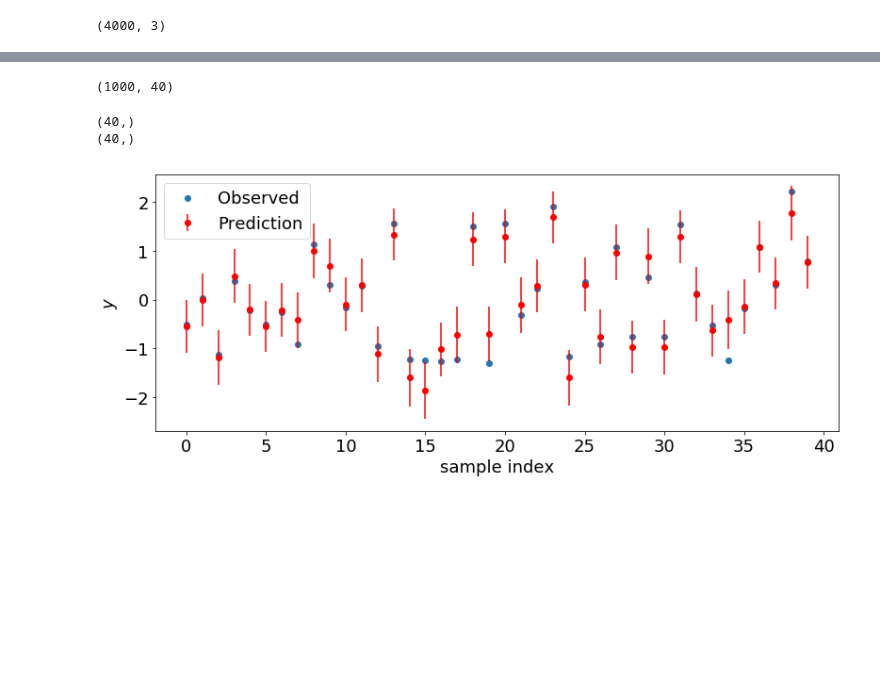
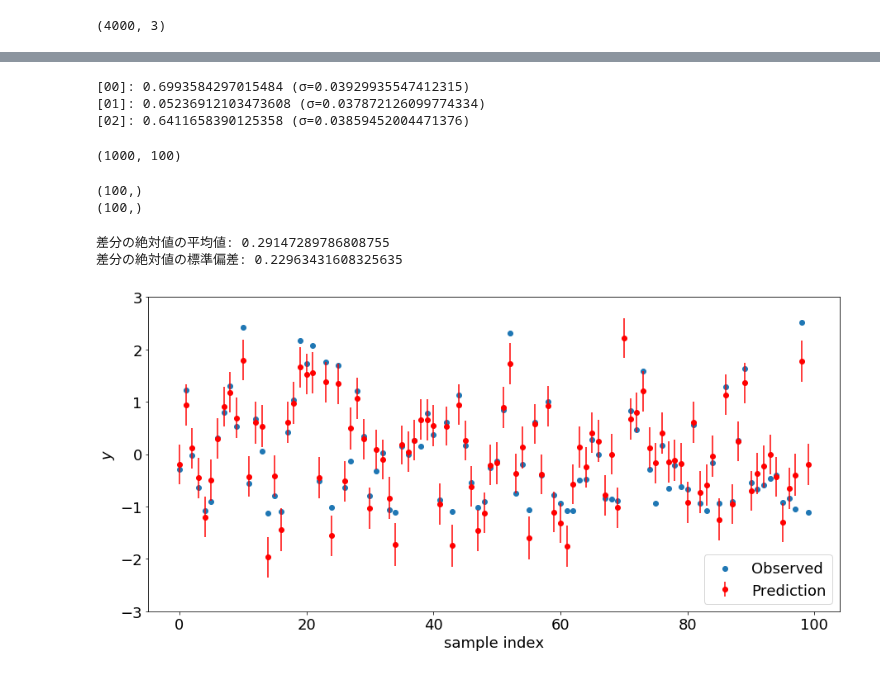
Before and after one commit to seiya-kumada/cct_blog, a Jupyter notebook: automatic_relevance_determination/sample_multi_dim.ipynb, the cells around one changed output, grey strips where cells are left out. Cells and saved outputs as stored; diff of their text form; code cells hidden in the pictures; blank space fills up the shorter version.

```diff
--- a/automatic_relevance_determination/sample_multi_dim.ipynb
+++ b/automatic_relevance_determination/sample_multi_dim.ipynb
@@ -12 +9,8 @@ observed_xs = observed_xs.transpose(1, 0)
+# %%
+# 訓練データ
+TRAIN_DATA_SIZE = 100
+train_xs, train_ys = sklearn_ardregression.make_dataset(TRAIN_DATA_SIZE)
+train_xs, train_ys = sklearn_ardregression.normalize(train_xs, train_ys)
+train_xs = train_xs.transpose(1, 0)
+shared_xs = shared(train_xs)
 # %%
@@ -16,17 +20,16 @@ print(observed_xs.shape, observed_ys.shape)
 # %%
-n_features = observed_xs.shape[0]
+n_features = train_xs.shape[0]
 
 with pm.Model() as model:
-    alphas = pm.HalfNormal("alphas", sd=1, shape=(n_features,))
-    beta = pm.HalfNormal("beta", sd=1)
-#     alphas = pm.HalfCauchy("alphas", beta=1, shape=(n_features,))
-#     beta = pm.HalfCauchy("beta", beta=1)
+#     alphas = pm.HalfNormal("alphas", sd=1, shape=(n_features,))
+#     beta = pm.HalfNormal("beta", sd=1)
+    alphas = pm.HalfCauchy("alphas", beta=1, shape=(n_features,))
+    beta = pm.HalfCauchy("beta", beta=1)
 
     w = pm.Normal("w", mu=0.0, tau=alphas, shape=(n_features,))
     mu = 0
     for i in range(n_features):
-        mu += w[i] * observed_xs[i]
-    print(mu.shape)
-    z = pm.Normal("z", mu=mu, tau=beta, observed=observed_ys)
+        mu += w[i] * shared_xs[i]
+    z = pm.Normal("z", mu=mu, tau=beta, observed=train_ys)
     trace = pm.sample(2000)
 # %% [output]
@@ -59 +92,8 @@ print(sample_size)
+# %%
+for i, (v, s) in enumerate(zip(tw_mean, tw_std)):
+    print("[{:0>2}]: {} (σ={})".format(i, v, s))
+# %% [output]
+[00]: 0.6993584297015484 (σ=0.03929935547412315)
+[01]: 0.05236912103473608 (σ=0.037872126099774334)
+[02]: 0.6411658390125358 (σ=0.03859452004471376)
 # %%
@@ -62,26 +103,39 @@ ppc = pm.sample_posterior_predictive(trace, samples=1000, model=model)
 ppc_z = ppc["z"]
 ppc_z.shape
 # %% [output]
-(1000, 40)
+(1000, 100)
 # %%
+# 平均値と標準偏差
 ppc_z_mean = np.mean(ppc_z, axis=0)
 ppc_z_std = np.std(ppc_z, axis=0)
 print(ppc_z_mean.shape)
 print(ppc_z_std.shape)
 # %% [output]
-(40,)
-(40,)
+(100,)
+(100,)
+# %%
+# 誤差の絶対値の平均値と標準偏差
+abs_errors = np.abs(train_ys- ppc_z_mean)
+mean_abs_errors = np.mean(abs_errors)
+std_abs_errors = np.std(abs_errors)
+print("差分の絶対値の平均値: {}".format(mean_abs_errors))
+print("差分の絶対値の標準偏差: {}".format(std_abs_errors))
+# %% [output]
+差分の絶対値の平均値: 0.29147289786808755
+差分の絶対値の標準偏差: 0.22963431608325635
 # %%
-plt.figure(figsize=(13, 5))
+# 訓練データの一致度合いを見る。
+
+plt.figure(figsize=(15, 7))
 xs = range(ppc_z_mean.shape[0])
-plt.scatter(xs, observed_ys, marker="o", label="Observed")
+plt.scatter(xs, train_ys, marker="o", label="Observed")
 # plt.plot(xs, ppc_z_mean, marker="o", label="Prediction")
 
 plt.xlabel("sample index")
 plt.ylabel("$y$")
-
+plt.ylim(-3, 3)
 plt.errorbar(xs, ppc_z_mean, ppc_z_std, fmt="ro", label="Prediction", marker="o")
 plt.legend(loc="best")
 plt.show()
 # %% [output]
-[figure, old version]
+[figure, new version]
```
Also changed, not shown: parts of 24 cells of this notebook, 1 other file.
